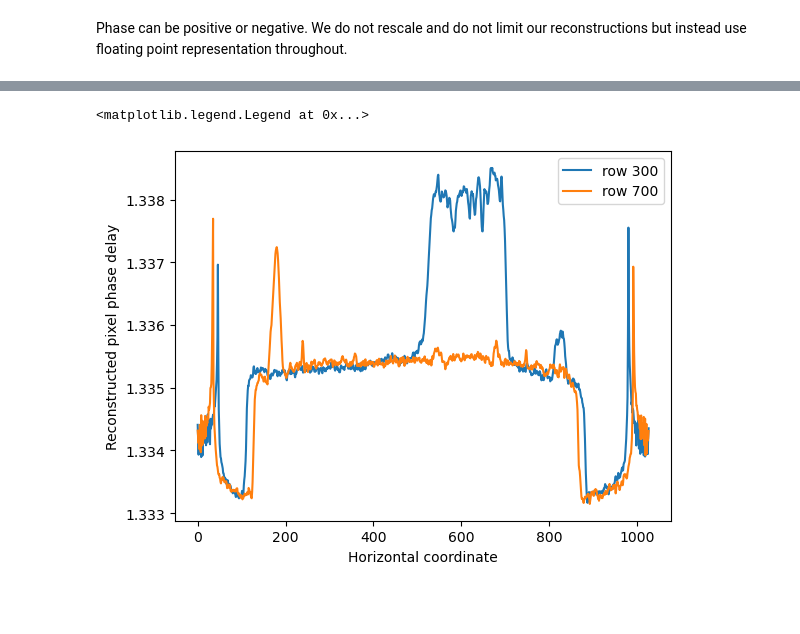
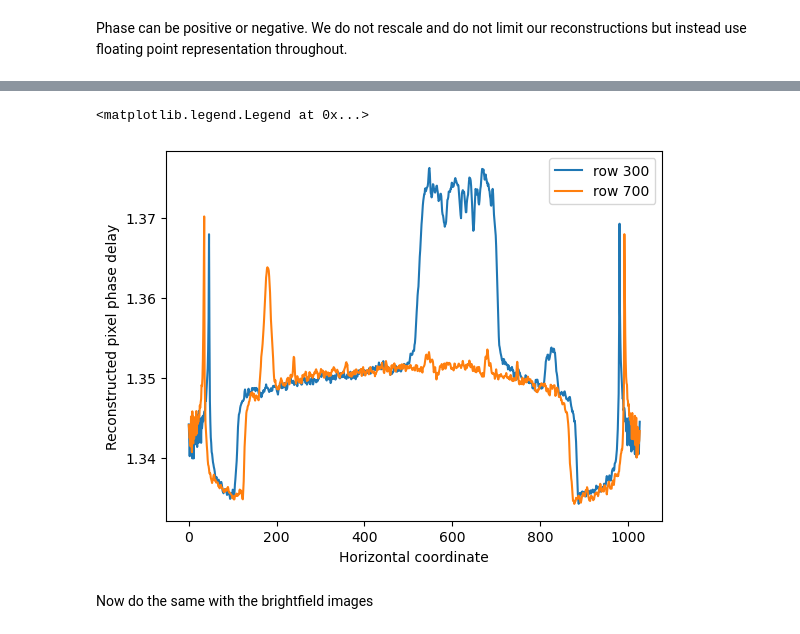
Before and after one commit to kwokkenton/optea, a Jupyter notebook: led_array/agarose_phantom_reconstruction.ipynb, the cells around one changed output, grey strips where cells are left out. Drawn from its saved outputs; the diff is of its cells as text; code cells hidden in the pictures; blank space fills up the shorter version.

```diff
--- a/led_array/agarose_phantom_reconstruction.ipynb
+++ b/led_array/agarose_phantom_reconstruction.ipynb
@@ -34,6 +34,6 @@ Reconstruction of our image from 2D geometry
 gc.collect()
 
 import pickle
-with open("2023-04-10 agarose-phantom-fourier-bgdivide-imag-addmin.pkl", 'rb') as f:
+with open("2023-04-16 agarose-phantom-fourier-bgdivide-imag-addmin.pkl", 'rb') as f:
     im = pickle.load(f)
 # %%
@@ -127,3 +102,6 @@ print(end-start)
+# %%
+reconstruction_fbp = fbp(im)
+#plt.imshow(reconstruction)
 # %%
 np.max(reconstruction_fbp)
 # %% [output]
@@ -137,11 +115,11 @@ plt.colorbar()
 # %%
 
-plt.plot(reconstruction_fbp[10, 300]*100 + 1.333, label='row 300')
-plt.plot(reconstruction_fbp[10, 700]*100 + 1.333, label='row 700')
+plt.plot(reconstruction_fbp[10, 300]/(6.45 *1040) + 1.333, label='row 300')
+plt.plot(reconstruction_fbp[10, 700]/(6.45 *1040) + 1.333, label='row 700')
 plt.ylabel('Reconstructed pixel phase delay')
 plt.xlabel('Horizontal coordinate')
 plt.legend()
 # %% [output]
 <matplotlib.legend.Legend at 0x...>
-[figure, old version]
+[figure, new version]
 # %%
@@ -149,0 +128,2 @@ with open("2023-04-10 agarose-phantom-fourier-14slices.pkl", 'wb') as f:
+# %% [markdown]
+Now do the same with the brightfield images
```
Also changed, not shown: parts of 16 cells of this notebook, 1 other file.
